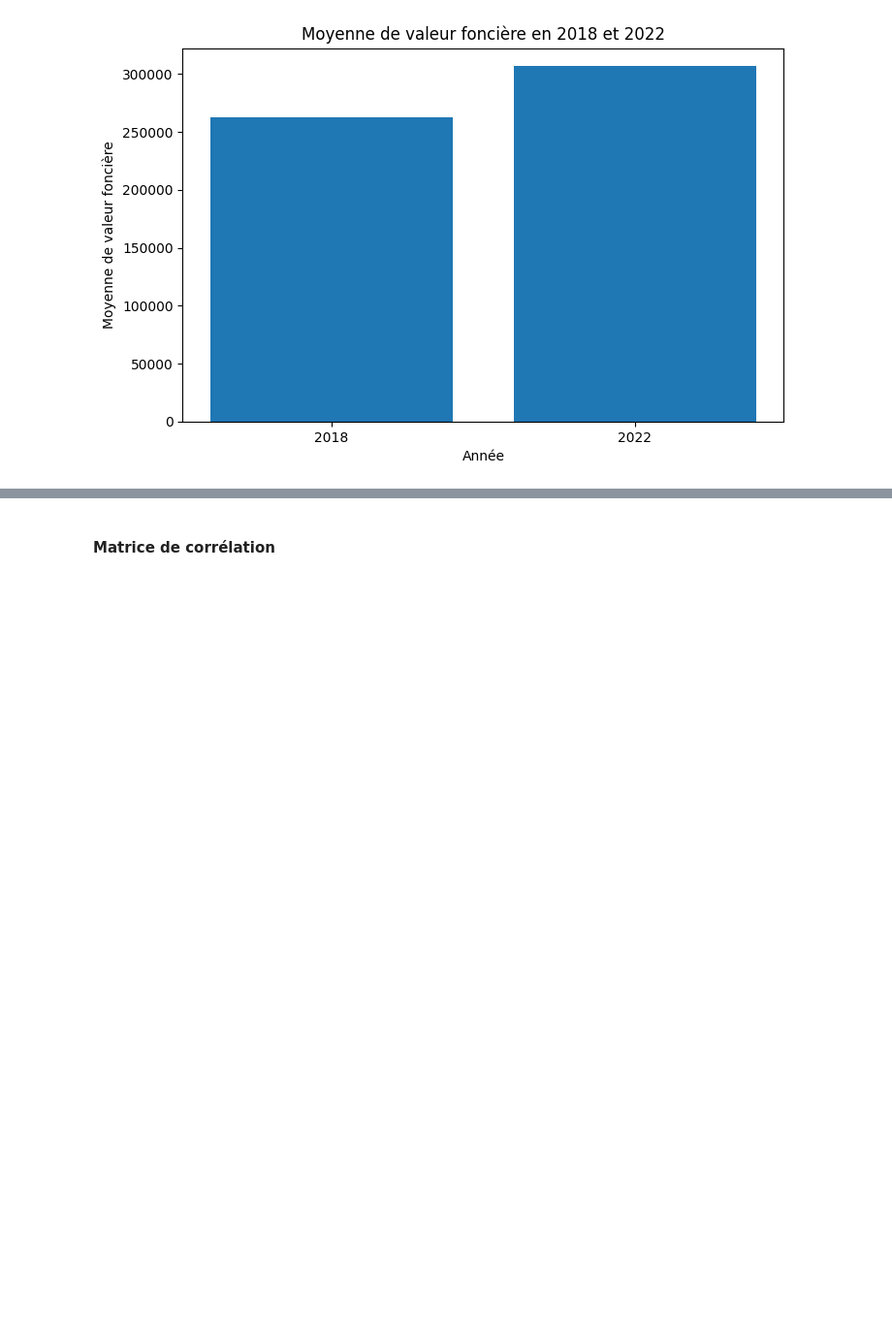
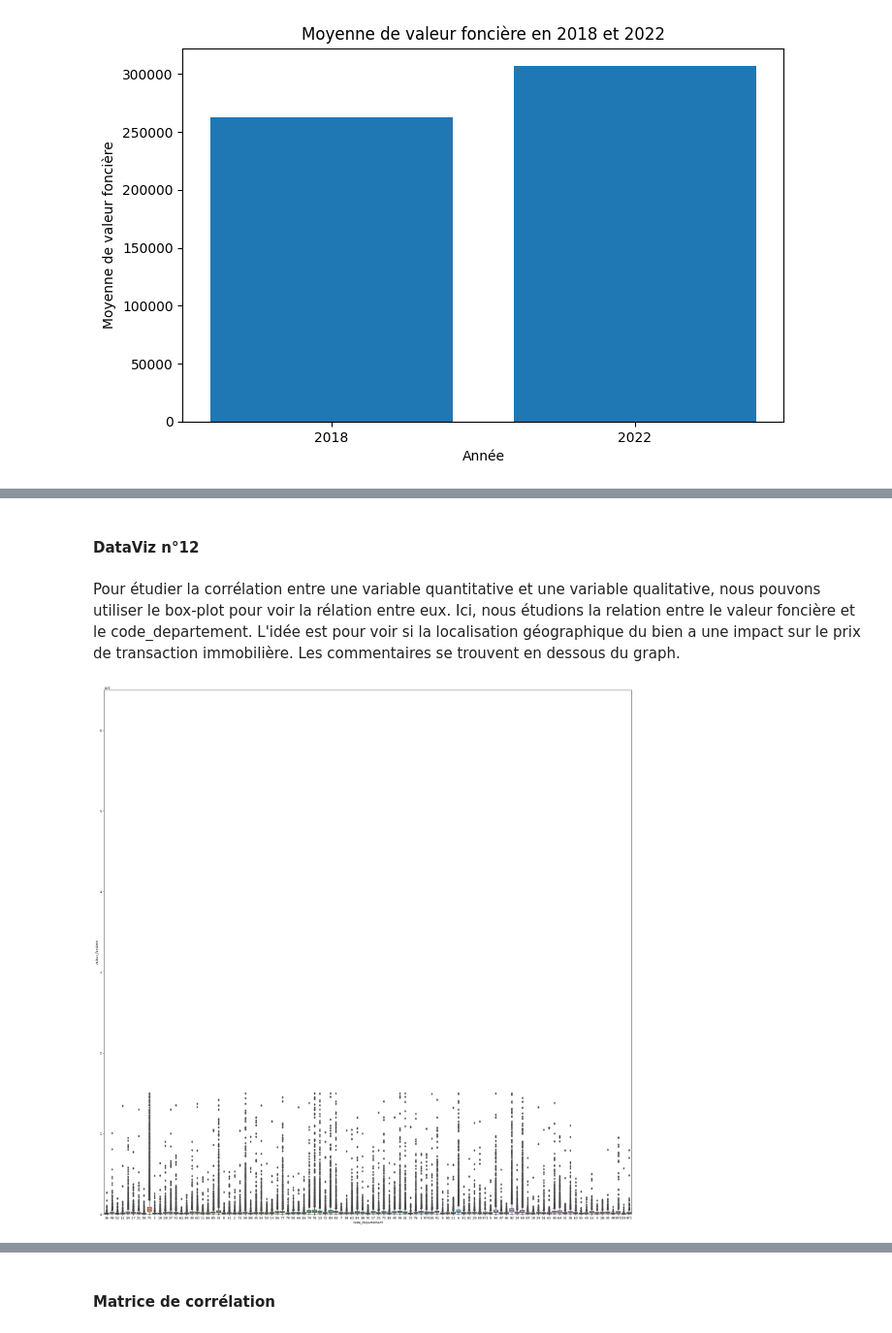
Before and after one commit to wandrilledioubate/Projet-DVF, a Jupyter notebook: projet.ipynb, the cells around one changed output, grey strips where cells are left out. Shown at 97% size. Saved outputs shown, nothing was run; the diff lists cells and outputs as text; code cells hidden in the pictures; blank space fills up the shorter version.

```diff
--- a/projet.ipynb
+++ b/projet.ipynb
@@ -481,0 +538,11 @@ fig.show()
+# %% [markdown]
+#### DataViz n°12
+# %% [markdown]
+Pour étudier la corrélation entre une variable quantitative et une variable qualitative, nous pouvons utiliser le box-plot pour voir la rélation entre eux. Ici, nous étudions la relation entre le valeur foncière et le code_departement. L'idée est pour voir si la localisation géographique du bien a une impact sur le prix de transaction immobilière. Les commentaires se trouvent en dessous du graph.
+# %%
+data = pd.concat([df_2022['valeur_fonciere'], df_2022['code_departement']], axis=1)
+f, ax = plt.subplots(figsize=(30, 30))
+fig = sns.boxplot(x=df_2022['code_departement'], y=df_2022['valeur_fonciere'], data=data)
+fig.axis(ymin=0, ymax=65000000);
+# %% [output]
+[figure, added]
```
Also changed, not shown: parts of 40 cells of this notebook.
